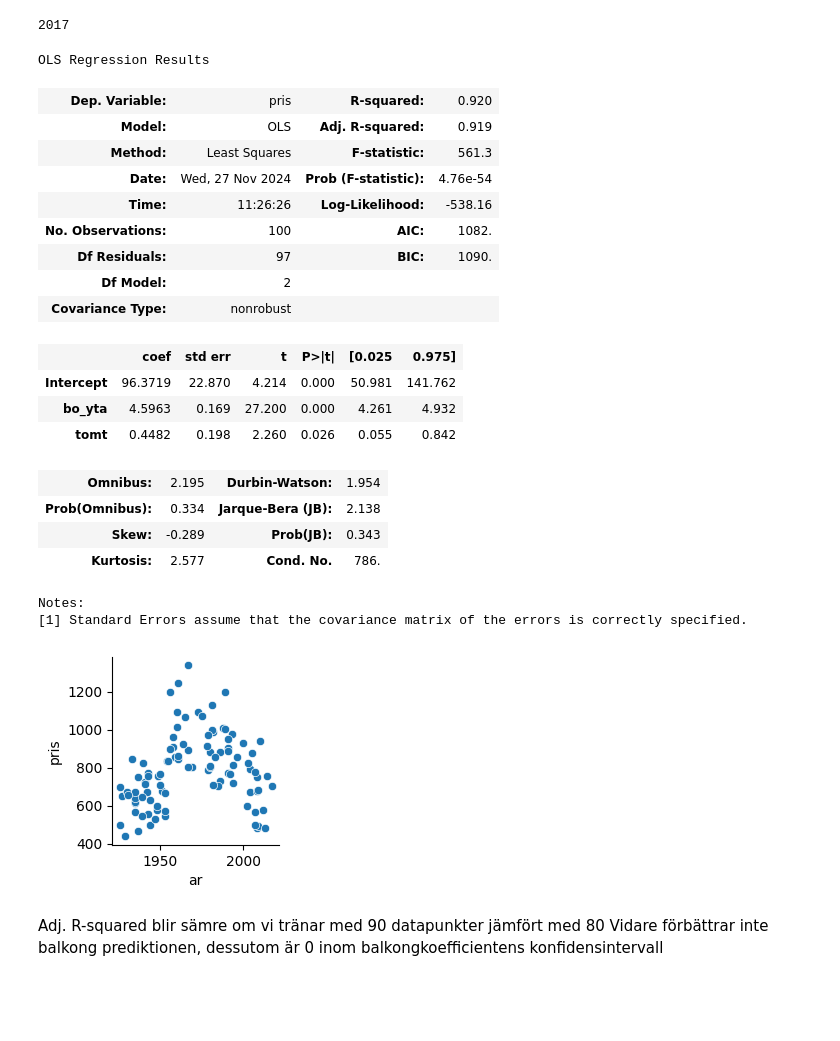
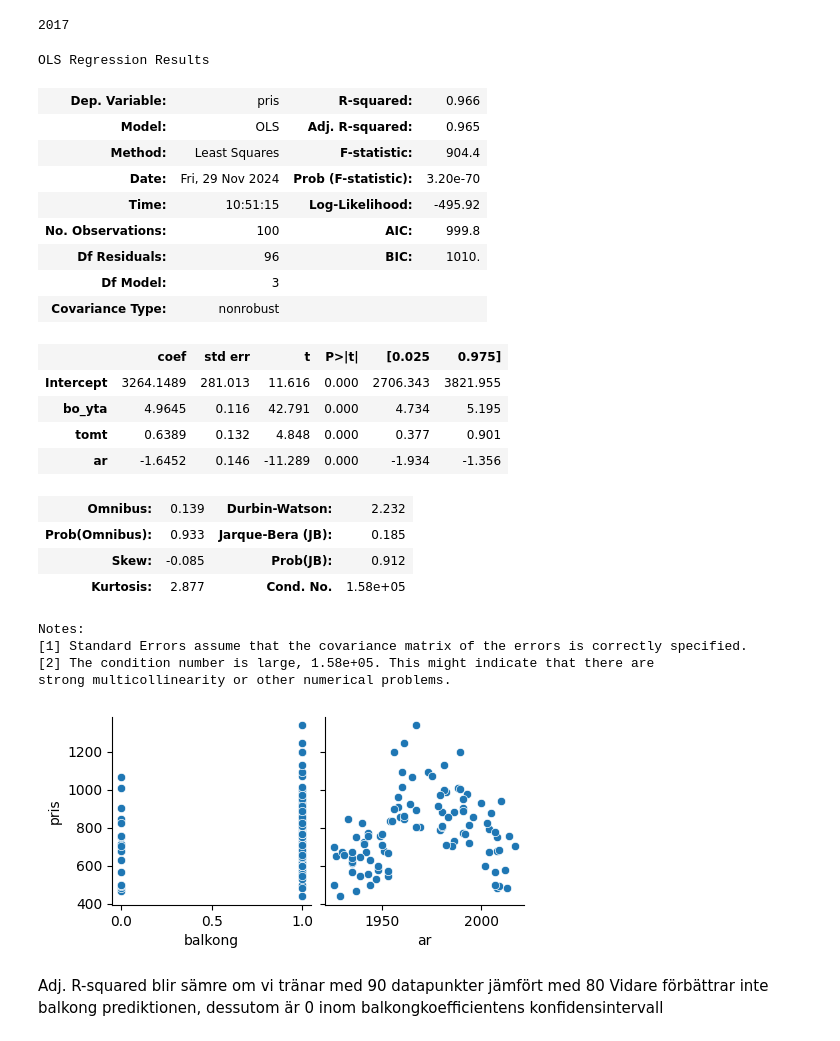
Before and after one commit to md5nake/fmsf80-projekt, a Jupyter notebook: stat.ipynb, the cells around one changed output. Saved outputs shown, nothing was run; the diff lists cells and outputs as text; code cells hidden in the pictures; blank space fills up the shorter version.

```diff
--- a/stat.ipynb
+++ b/stat.ipynb
@@ -15,32 +16,35 @@ print( max(Utrecht['ar']) )
 # %% [output]
 2017
 # %%
-tester = smf.ols(formula='pris~bo_yta+tomt',data=Utrecht)
+tester = smf.ols(formula='pris~bo_yta+tomt+ar',data=Utrecht)
 Utrecht['res'] = tester.fit().resid
-sns.pairplot(Utrecht,x_vars={'ar'},y_vars='pris')
+sns.pairplot(Utrecht,x_vars={'ar','balkong'},y_vars='pris')
 tester.fit().summary()
 # %% [output]
 OLS Regression Results
-| Dep. Variable: | pris | R-squared: | 0.920 |
-| Model: | OLS | Adj. R-squared: | 0.919 |
-| Method: | Least Squares | F-statistic: | 561.3 |
-| Date: | Wed, 27 Nov 2024 | Prob (F-statistic): | 4.76e-54 |
-| Time: | 11:26:26 | Log-Likelihood: | -538.16 |
-| No. Observations: | 100 | AIC: | 1082. |
-| Df Residuals: | 97 | BIC: | 1090. |
-| Df Model: | 2 |  |  |
+| Dep. Variable: | pris | R-squared: | 0.966 |
+| Model: | OLS | Adj. R-squared: | 0.965 |
+| Method: | Least Squares | F-statistic: | 904.4 |
+| Date: | Fri, 29 Nov 2024 | Prob (F-statistic): | 3.20e-70 |
+| Time: | 10:51:15 | Log-Likelihood: | -495.92 |
+| No. Observations: | 100 | AIC: | 999.8 |
+| Df Residuals: | 96 | BIC: | 1010. |
+| Df Model: | 3 |  |  |
 | Covariance Type: | nonrobust |  |  |
 |  | coef | std err | t | P>|t| | [0.025 | 0.975] |
-| Intercept | 96.3719 | 22.870 | 4.214 | 0.000 | 50.981 | 141.762 |
-| bo_yta | 4.5963 | 0.169 | 27.200 | 0.000 | 4.261 | 4.932 |
-| tomt | 0.4482 | 0.198 | 2.260 | 0.026 | 0.055 | 0.842 |
+| Intercept | 3264.1489 | 281.013 | 11.616 | 0.000 | 2706.343 | 3821.955 |
+| bo_yta | 4.9645 | 0.116 | 42.791 | 0.000 | 4.734 | 5.195 |
+| tomt | 0.6389 | 0.132 | 4.848 | 0.000 | 0.377 | 0.901 |
+| ar | -1.6452 | 0.146 | -11.289 | 0.000 | -1.934 | -1.356 |
-| Omnibus: | 2.195 | Durbin-Watson: | 1.954 |
-| Prob(Omnibus): | 0.334 | Jarque-Bera (JB): | 2.138 |
-| Skew: | -0.289 | Prob(JB): | 0.343 |
-| Kurtosis: | 2.577 | Cond. No. | 786. |
+| Omnibus: | 0.139 | Durbin-Watson: | 2.232 |
+| Prob(Omnibus): | 0.933 | Jarque-Bera (JB): | 0.185 |
+| Skew: | -0.085 | Prob(JB): | 0.912 |
+| Kurtosis: | 2.877 | Cond. No. | 1.58e+05 |
 Notes:
 [1] Standard Errors assume that the covariance matrix of the errors is correctly specified.
+[2] The condition number is large, 1.58e+05. This might indicate that there are
+strong multicollinearity or other numerical problems.
-[figure, old version]
+[figure, new version]
 # %% [markdown]
 Adj. R-squared blir sämre om vi tränar med 90 datapunkter jämfört med 80
 Vidare förbättrar inte balkong prediktionen, dessutom är 0 inom balkongkoefficientens konfidensintervall
```
Also changed, not shown: parts of 7 cells of this notebook.
